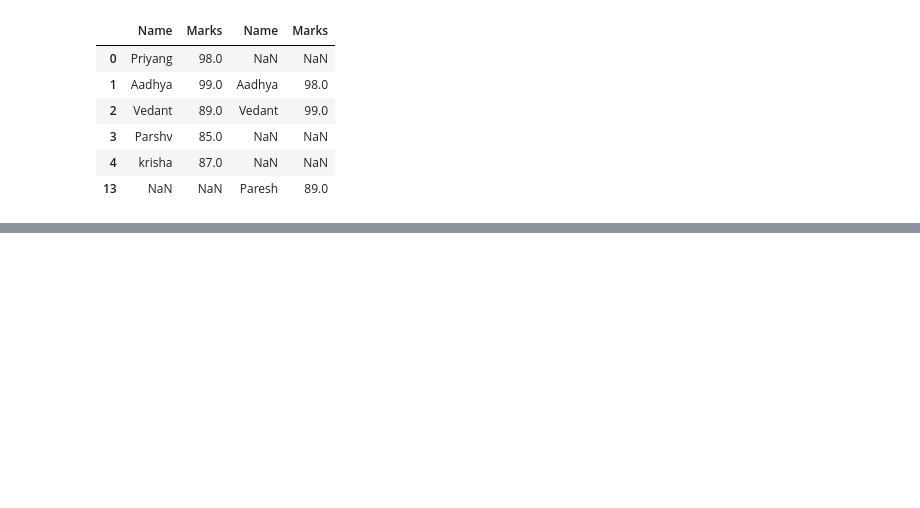
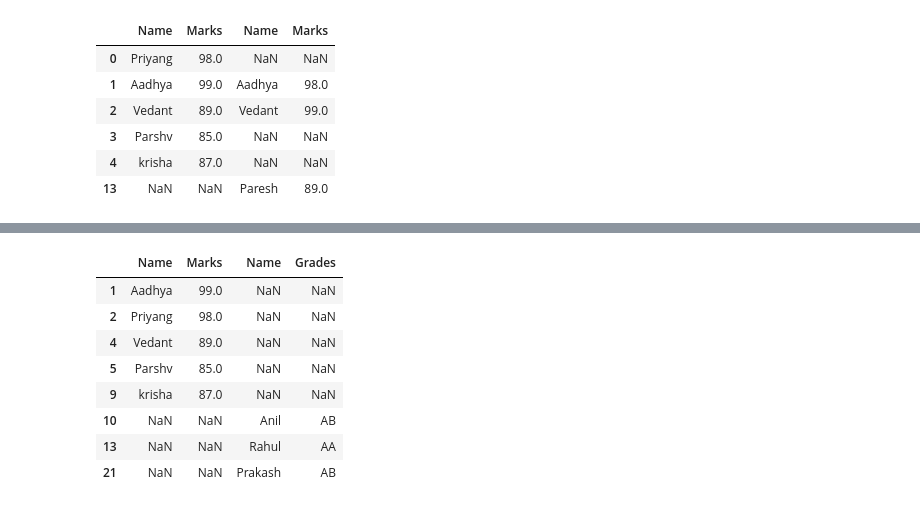
Before and after one commit to RafaGo89/Pandas_Activities, a Jupyter notebook: Práctica/Concat.ipynb, the cells around one changed output, grey strips where cells are left out. Drawn from its saved outputs; the diff is of its cells as text; code cells hidden in the pictures; blank space fills up the shorter version.

```diff
--- a/Práctica/Concat.ipynb
+++ b/Práctica/Concat.ipynb
@@ -212,0 +320,10 @@ df2=pd.DataFrame(data2,index=[0,1,2,14,15])
+# %%
+data1 = {'Name':['Priyang','Aadhya','Vedant','Parshv','krisha'],
+         'Marks':[98,99,89,85,87]
+        }
+data2 = {'Name':['Anil', 'Rahul', 'Prakash'],
+         'Grades':['AB', 'AA', 'AB']
+        }
+
+df1=pd.DataFrame(data1,index=[2, 1, 4, 5, 9])
+df2=pd.DataFrame(data2,index=[10, 13, 21])
@@ -212,0 +374,14 @@ df2=pd.DataFrame(data2,index=[0,1,2,14,15])
+# %%
+# Ordenamos las filas por el índice, ya que concatenamos
+# horizontalmente
+pd.concat([df1, df2], axis = 1, sort = True)
+# %% [output]
+|  | Name | Marks | Name | Grades |
+| 1 | Aadhya | 99.0 | NaN | NaN |
+| 2 | Priyang | 98.0 | NaN | NaN |
+| 4 | Vedant | 89.0 | NaN | NaN |
+| 5 | Parshv | 85.0 | NaN | NaN |
+| 9 | krisha | 87.0 | NaN | NaN |
+| 10 | NaN | NaN | Anil | AB |
+| 13 | NaN | NaN | Rahul | AA |
+| 21 | NaN | NaN | Prakash | AB |
```
Also changed, not shown: parts of 18 cells of this notebook, 1 other file.
